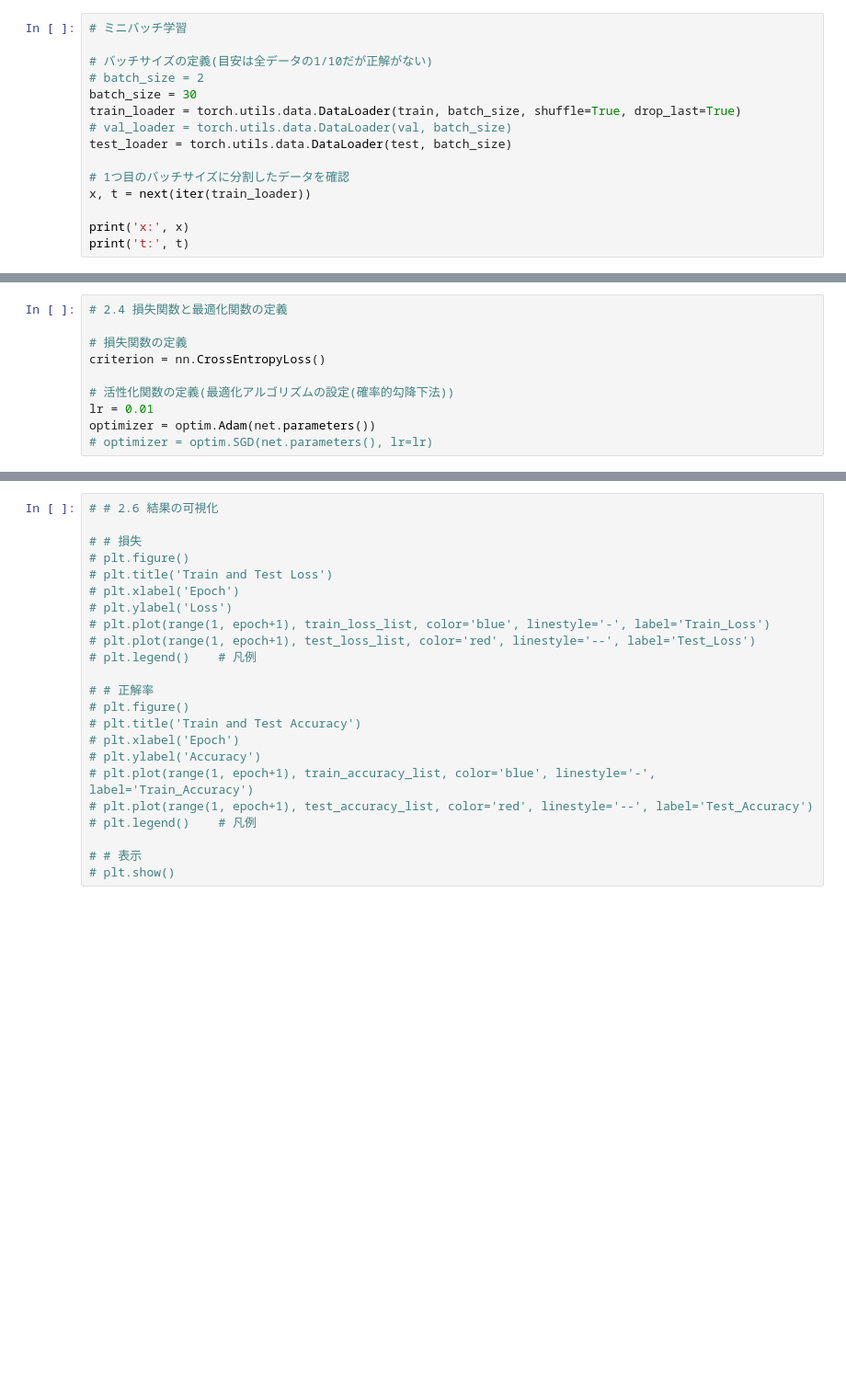
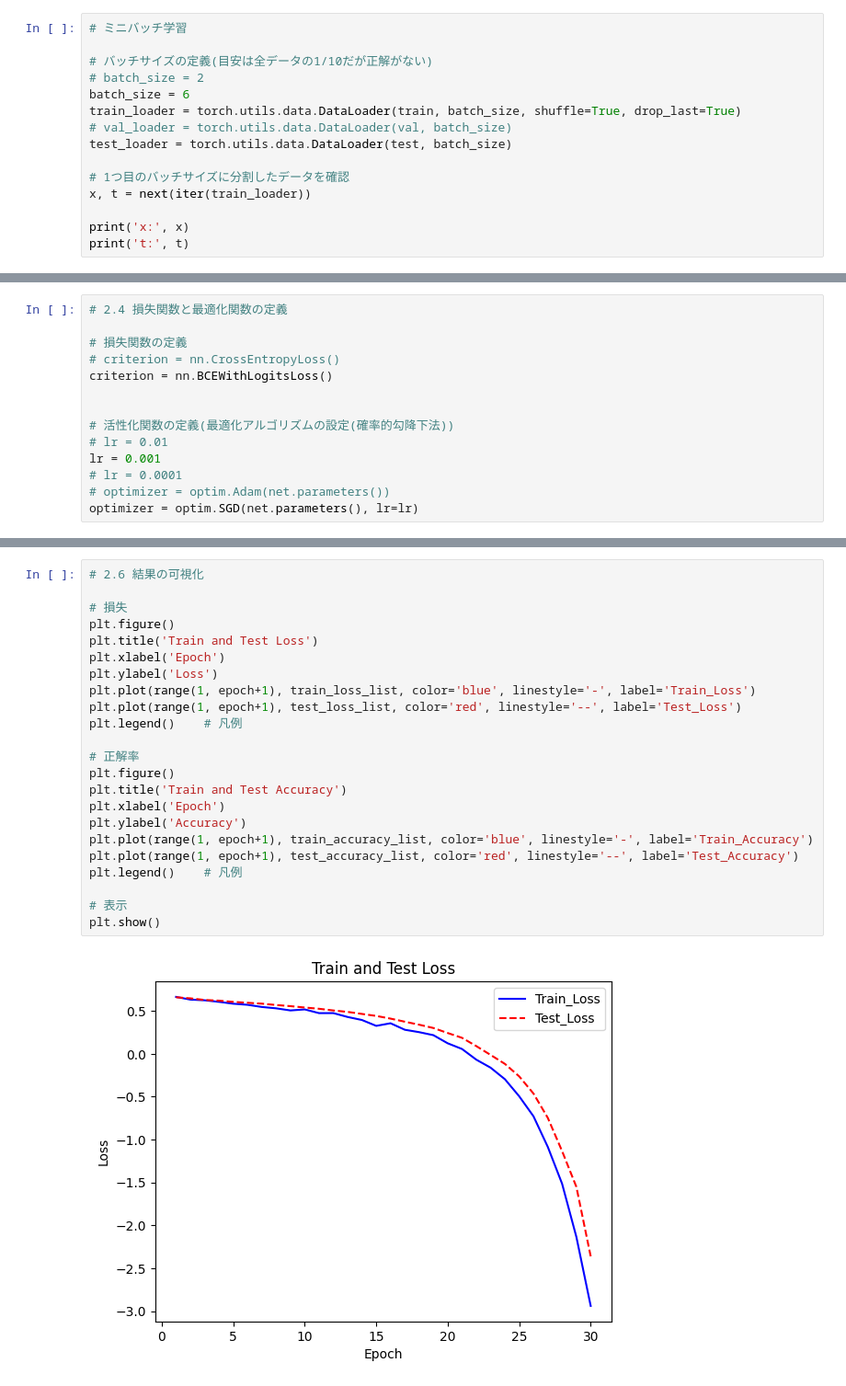
Before and after one commit to taiyo2001/carbon-steel-classification, a Jupyter notebook: app/main_ubuntu.nbconvert.ipynb, the cells around one changed output, grey strips where cells are left out. Shown: that part at 92% size. Cells and saved outputs as stored; diff of their text form; blank space fills up the shorter version.

```diff
--- a/app/main_ubuntu.nbconvert.ipynb
+++ b/app/main_ubuntu.nbconvert.ipynb
@@ -189,7 +207,7 @@ test: <torch.utils.data.dataset.Subset object at 0x...>
 
 # バッチサイズの定義(目安は全データの1/10だが正解がない)
 # batch_size = 2
-batch_size = 30
+batch_size = 6
 train_loader = torch.utils.data.DataLoader(train, batch_size, shuffle=True, drop_last=True)
 # val_loader = torch.utils.data.DataLoader(val, batch_size)
 test_loader = torch.utils.data.DataLoader(test, batch_size)
@@ -327,10 +353,14 @@ CNN(
 # 2.4 損失関数と最適化関数の定義
 
 # 損失関数の定義
-criterion = nn.CrossEntropyLoss()
+# criterion = nn.CrossEntropyLoss()
+criterion = nn.BCEWithLogitsLoss()
+
 
 # 活性化関数の定義(最適化アルゴリズムの設定(確率的勾降下法))
-lr = 0.01
-optimizer = optim.Adam(net.parameters())
-# optimizer = optim.SGD(net.parameters(), lr=lr)
+# lr = 0.01
+lr = 0.001
+# lr = 0.0001
+# optimizer = optim.Adam(net.parameters())
+optimizer = optim.SGD(net.parameters(), lr=lr)
 # %%
@@ -426,23 +501,25 @@ optimizer = optim.Adam(net.parameters())
 # %%
-# # 2.6 結果の可視化
+# 2.6 結果の可視化
 
-# # 損失
-# plt.figure()
-# plt.title('Train and Test Loss')
-# plt.xlabel('Epoch')
-# plt.ylabel('Loss')
-# plt.plot(range(1, epoch+1), train_loss_list, color='blue', linestyle='-', label='Train_Loss')
-# plt.plot(range(1, epoch+1), test_loss_list, color='red', linestyle='--', label='Test_Loss')
-# plt.legend()    # 凡例
+# 損失
+plt.figure()
+plt.title('Train and Test Loss')
+plt.xlabel('Epoch')
+plt.ylabel('Loss')
+plt.plot(range(1, epoch+1), train_loss_list, color='blue', linestyle='-', label='Train_Loss')
+plt.plot(range(1, epoch+1), test_loss_list, color='red', linestyle='--', label='Test_Loss')
+plt.legend()    # 凡例
 
-# # 正解率
-# plt.figure()
-# plt.title('Train and Test Accuracy')
-# plt.xlabel('Epoch')
-# plt.ylabel('Accuracy')
-# plt.plot(range(1, epoch+1), train_accuracy_list, color='blue', linestyle='-', label='Train_Accuracy')
-# plt.plot(range(1, epoch+1), test_accuracy_list, color='red', linestyle='--', label='Test_Accuracy')
-# plt.legend()    # 凡例
+# 正解率
+plt.figure()
+plt.title('Train and Test Accuracy')
+plt.xlabel('Epoch')
+plt.ylabel('Accuracy')
+plt.plot(range(1, epoch+1), train_accuracy_list, color='blue', linestyle='-', label='Train_Accuracy')
+plt.plot(range(1, epoch+1), test_accuracy_list, color='red', linestyle='--', label='Test_Accuracy')
+plt.legend()    # 凡例
 
-# # 表示
-# plt.show()
+# 表示
+plt.show()
+# %% [output]
+[figure, added]
```
Also changed, not shown: parts of 9 cells of this notebook, 6 other files.
